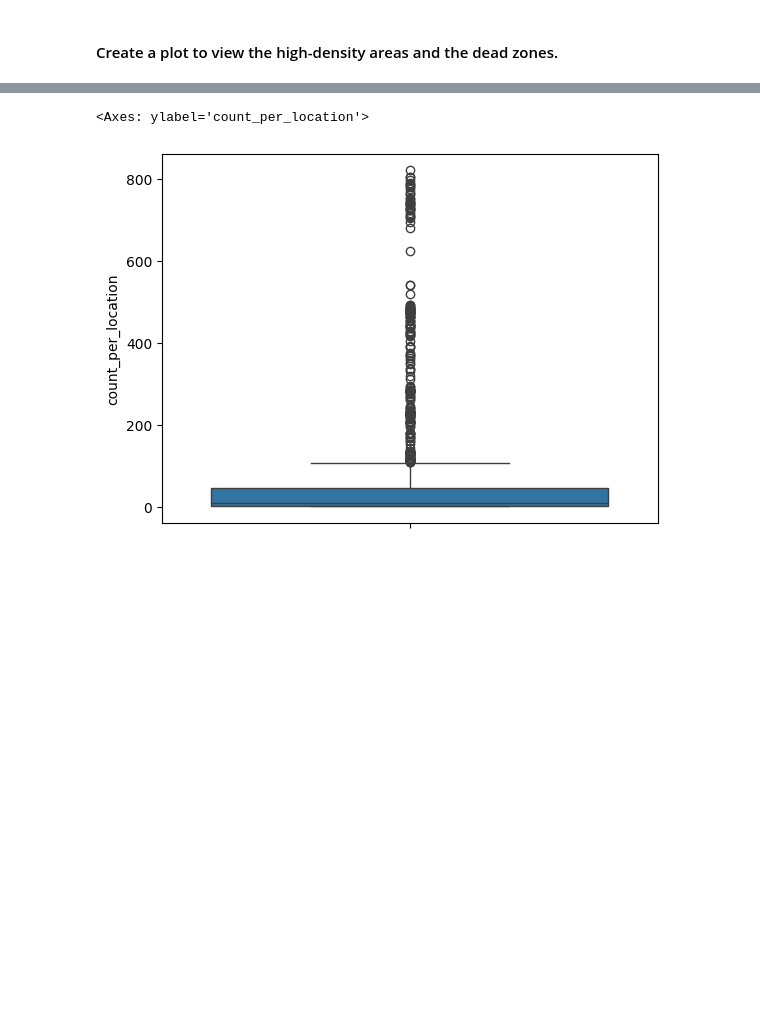
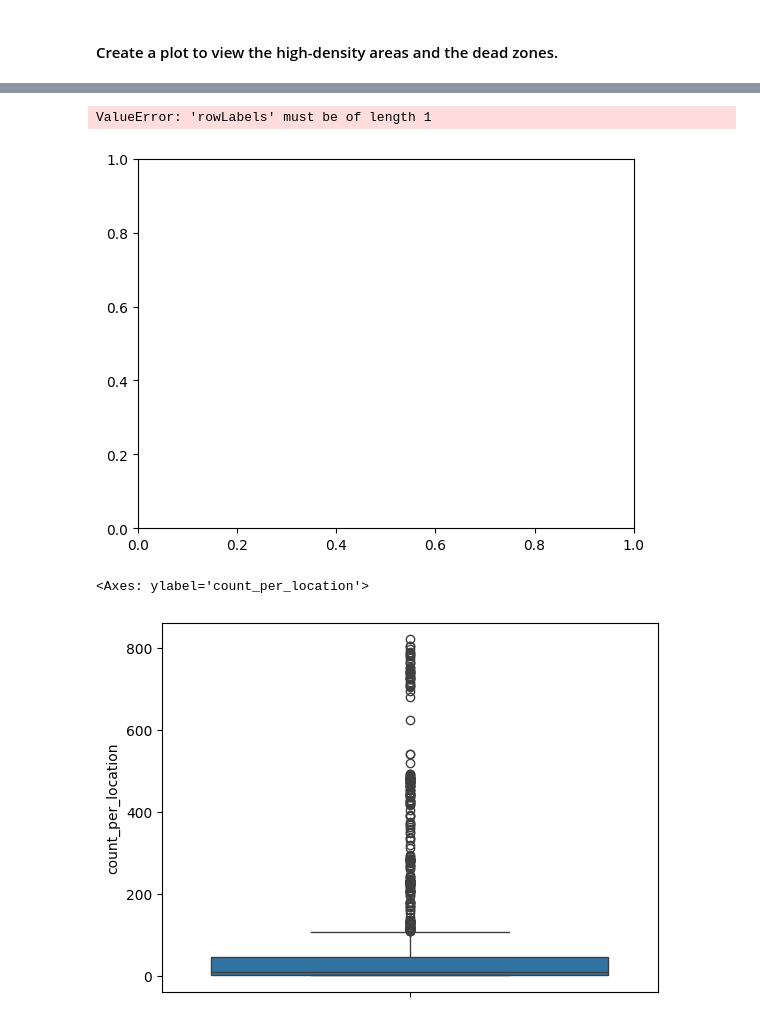
Before and after one commit to koranaaa/delivery-market-analysis-with-SQL, a Jupyter notebook: Tom/Tom_notebook.ipynb, the cells around one changed output, grey strips where cells are left out. Saved outputs shown, nothing was run; the diff lists cells and outputs as text; code cells hidden in the pictures; blank space fills up the shorter version.

```diff
--- a/Tom/Tom_notebook.ipynb
+++ b/Tom/Tom_notebook.ipynb
@@ -406,3 +502,9 @@ Totaal:  2659.3053365180604
+# %%
+import matplotlib.pyplot as plt
+plt.table(cellText=df_table.values, rowLabels=df_table.columns, cellLoc = 'center', loc='center')
+# %% [output]
+ValueError: 'rowLabels' must be of length 1
+[figure, added]
 # %%
 import seaborn as sns
 sns.boxplot(data=df_b3_deli, y='count_per_location')
```
Also changed, not shown: parts of 6 cells of this notebook, 10 other files.
